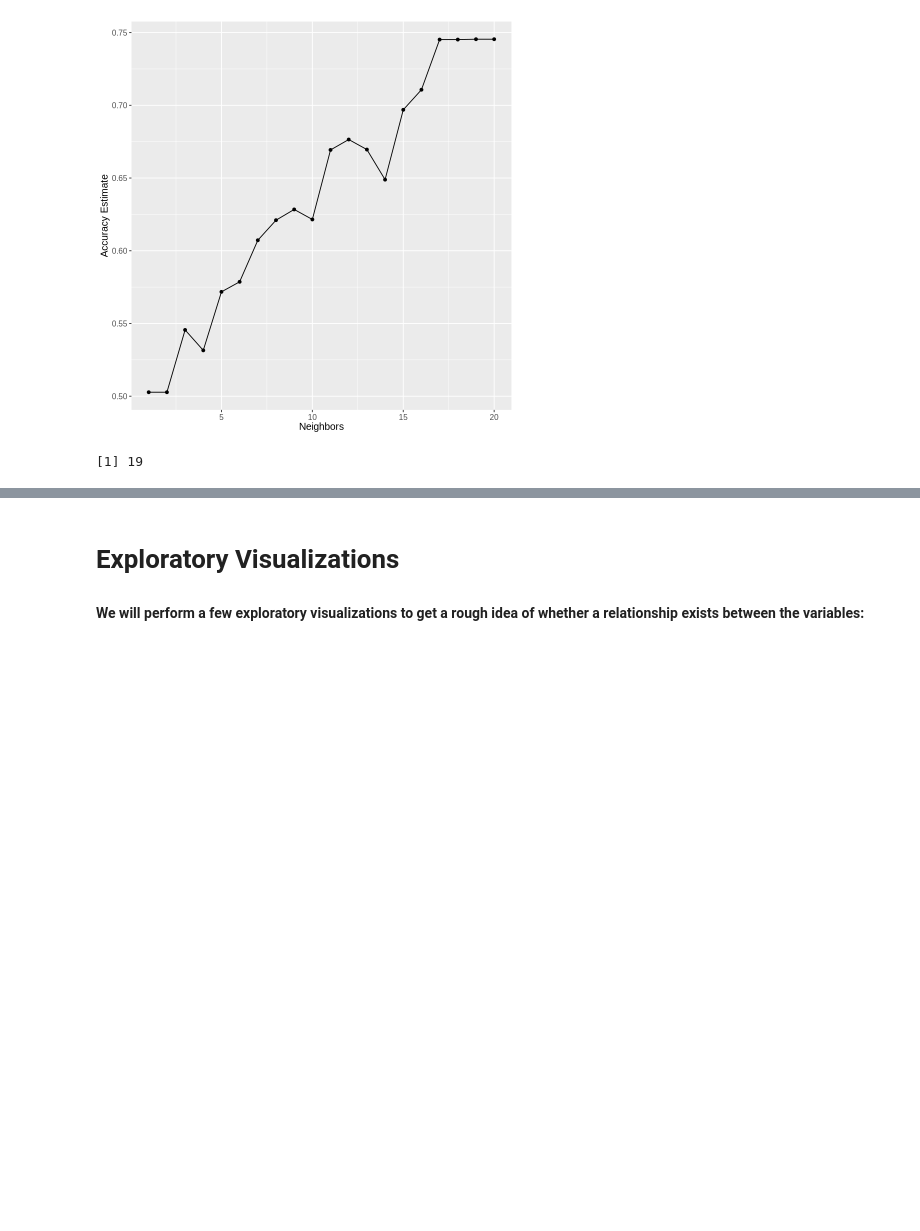
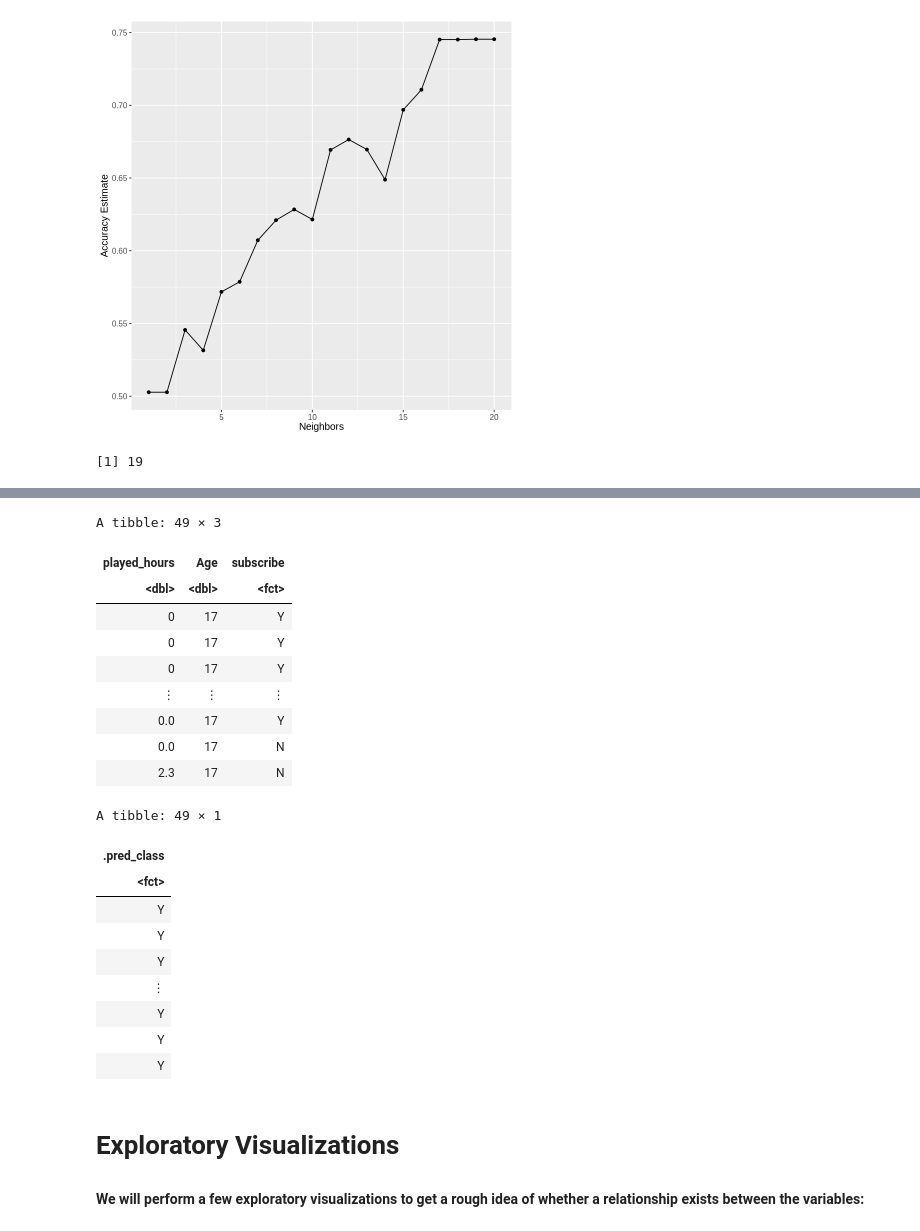
Before and after one commit to zchen189/Group-Project, a Jupyter notebook: data/Group_Project.ipynb, the cells around one changed output, grey strips where cells are left out. Drawn from its saved outputs; the diff is of its cells as text; code cells hidden in the pictures; blank space fills up the shorter version.

Commit message:
accuracy test

```diff
--- a/data/Group_Project.ipynb
+++ b/data/Group_Project.ipynb
@@ -440,16 +440,16 @@ recipe <- recipe(subscribe ~ played_hours + Age, data =train_set) |>
   step_scale(all_predictors()) |>
   step_center(all_predictors())
 recipe
-#knn_spec <- nearest_neighbor(weight_func = "rectangular", neighbors = best_k) |>
-#  set_engine("kknn") |>
-#  set_mode("classification")
+knn_spec <- nearest_neighbor(weight_func = "rectangular", neighbors = best_k) |>
+  set_engine("kknn") |>
+  set_mode("classification")
 
-#knn_fit <- workflow() |>
-#  add_recipe(cancer_recipe) |>
-#  add_model(knn_spec) |>
-#  fit(data = cancer_train)
+knn_fit <- workflow() |>
+  add_recipe(recipe) |>
+  add_model(knn_spec) |>
+  fit(data = test_set)
 
-#knn_fit
+knn_fit
 # %% [output]
 ── Recipe ──────────────────────────────────────────────────────────────────────
 
@@ -472,3 +491,28 @@ predictor: 2
+# %%
+predictions<-predict(knn_fit,test_set)
+bind_cols(test_set)
+predictions
+# %% [output]
+A tibble: 49 × 3
+| played_hours | Age | subscribe |
+| <dbl> | <dbl> | <fct> |
+| 0 | 17 | Y |
+| 0 | 17 | Y |
+| 0 | 17 | Y |
+| ⋮ | ⋮ | ⋮ |
+| 0.0 | 17 | Y |
+| 0.0 | 17 | N |
+| 2.3 | 17 | N |
+A tibble: 49 × 1
+| .pred_class |
+| <fct> |
+| Y |
+| Y |
+| Y |
+| ⋮ |
+| Y |
+| Y |
+| Y |
 # %% [markdown]
 # Exploratory Visualizations
 
```
Also changed, not shown: parts of 1 cell of this notebook.
